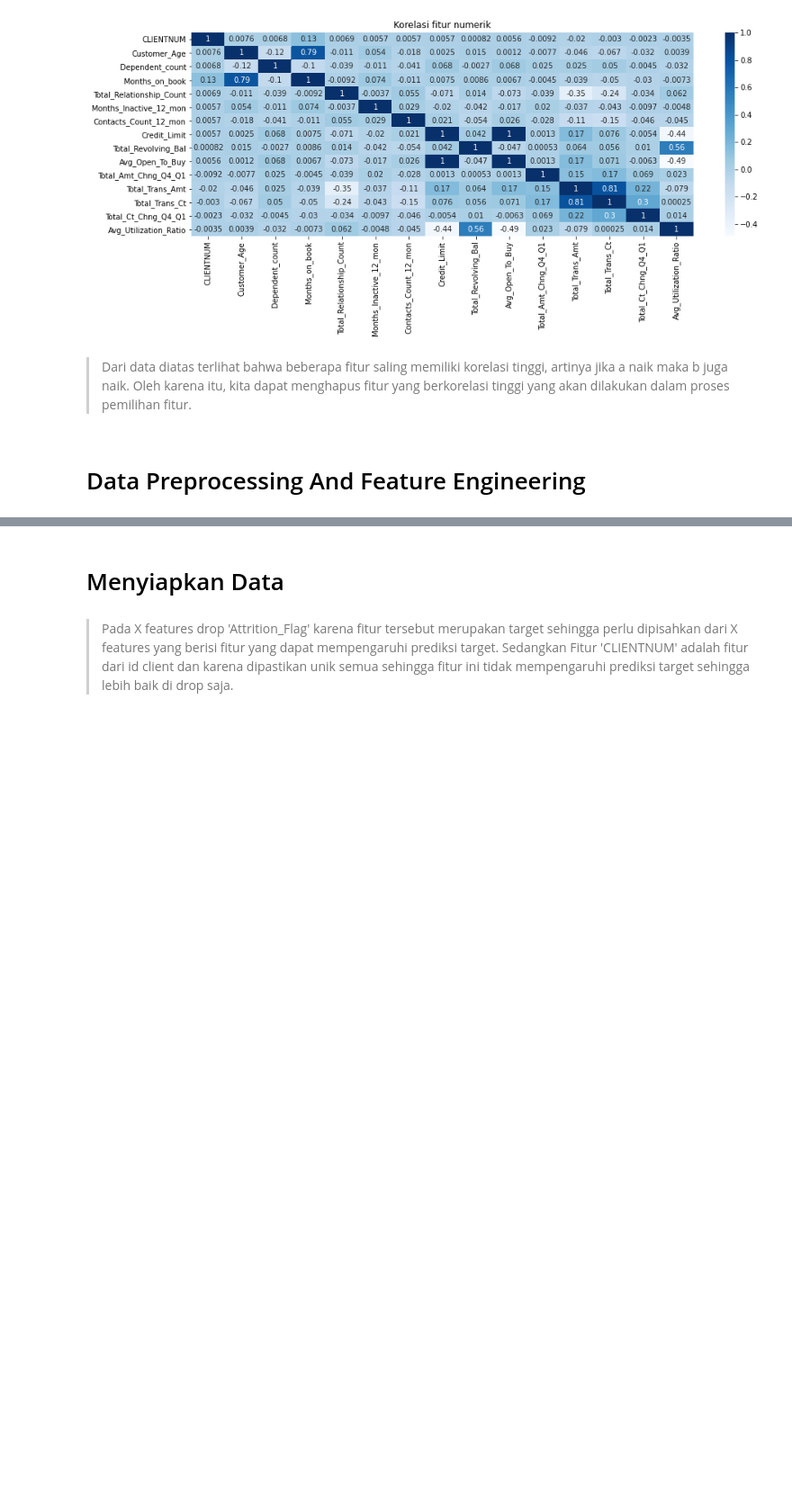
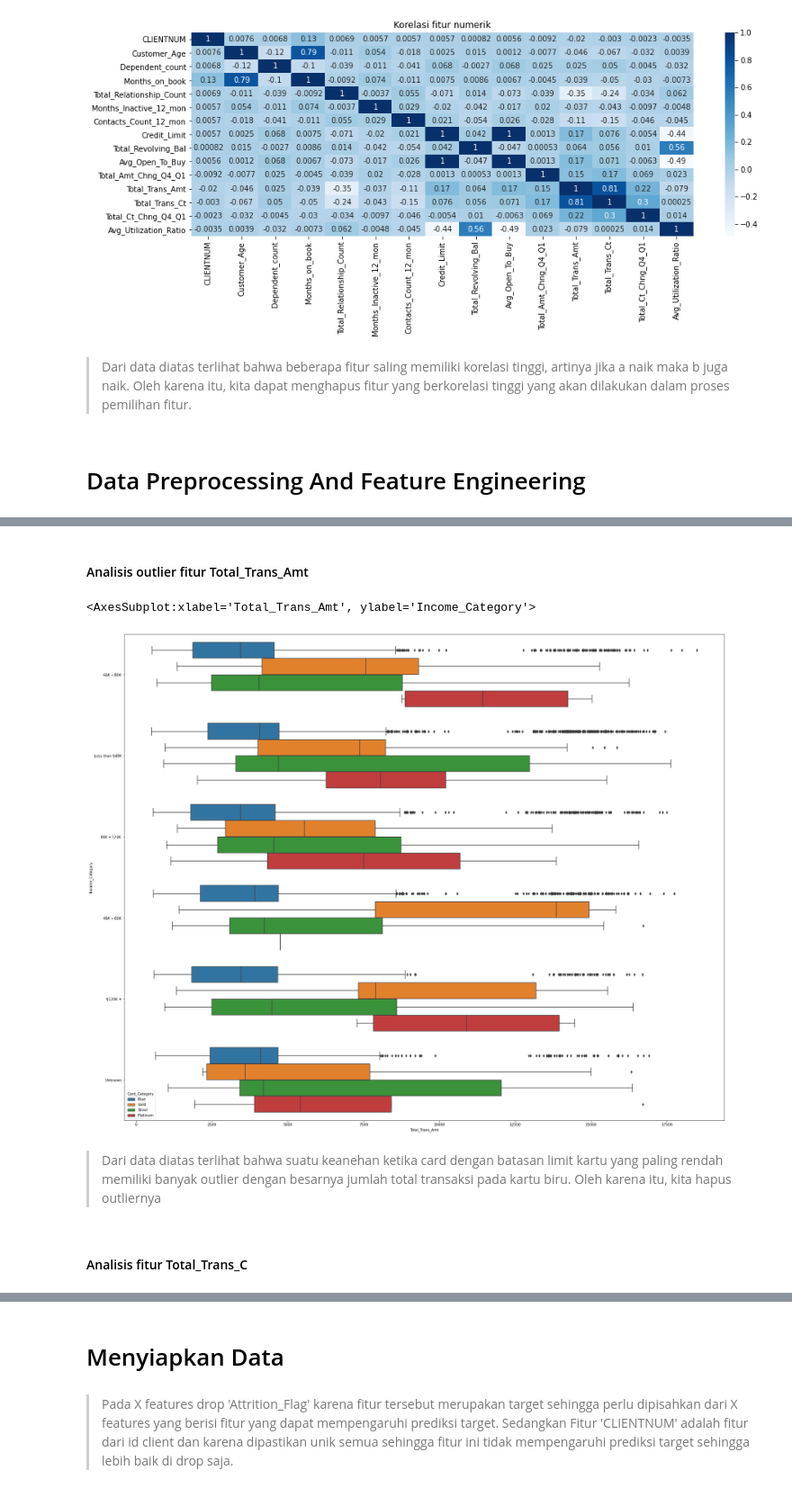
Before and after one commit to ashilaghassani/Customer-Churn-Prediction, a Jupyter notebook: churn_prediction.ipynb, the cells around one changed output, grey strips where cells are left out. Shown at 90% size. Saved outputs shown, nothing was run; the diff lists cells and outputs as text; code cells hidden in the pictures; blank space fills up the shorter version.

```diff
--- a/churn_prediction.ipynb
+++ b/churn_prediction.ipynb
@@ -251,0 +255,4 @@ plt.show()
+# %%
+kategori = ['Low', 'Medium', 'High']
+df['Harga_binned_2'] = pd.qcut(df['Total_Trans_Amt'], q=3, labels=kategori)
+df[['Total_Trans_Amt','Harga_binned_2']]
@@ -270,0 +341,10 @@ Oleh karena itu, kita dapat menghapus fitur yang  berkorelasi tinggi yang akan d
+# %% [markdown]
+#### Analisis outlier fitur Total_Trans_Amt
+# %%
+plt.figure(figsize=(30,25))
+sns.boxplot(x='Total_Trans_Amt', y= 'Income_Category', hue='Card_Category', data=df)
+# %% [output]
+<AxesSubplot:xlabel='Total_Trans_Amt', ylabel='Income_Category'>
+[figure, added]
+# %% [markdown]
+> Dari data diatas terlihat bahwa suatu keanehan ketika card dengan batasan limit kartu  yang paling rendah memiliki banyak outlier dengan besarnya jumlah total transaksi pada kartu biru. Oleh karena itu, kita  hapus outliernya
@@ -270,0 +362,2 @@ Oleh karena itu, kita dapat menghapus fitur yang  berkorelasi tinggi yang akan d
+# %% [markdown]
+#### Analisis fitur Total_Trans_C
```
Also changed, not shown: parts of 38 cells of this notebook.
